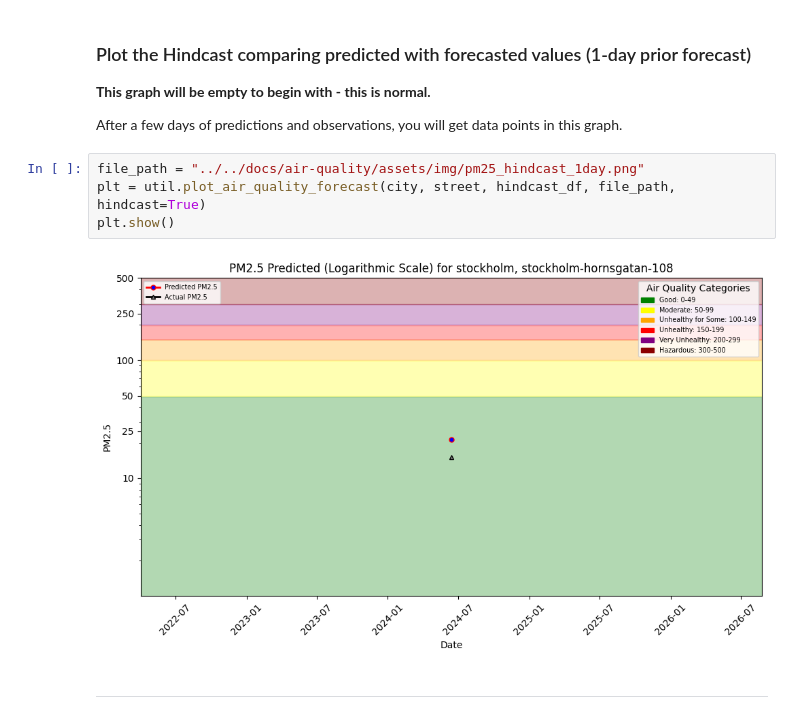
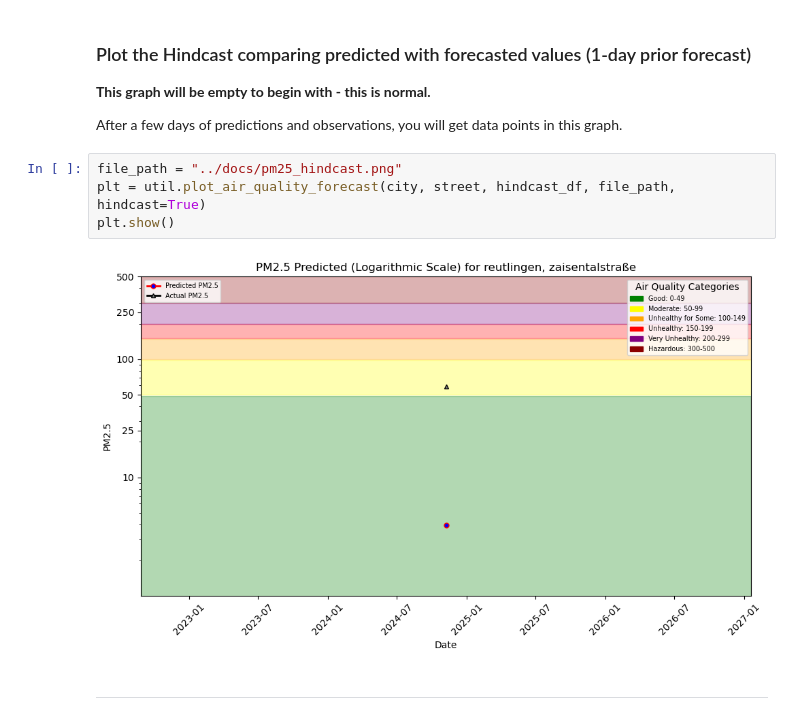
Before and after one commit to Arraying/Reutlingen, a Jupyter notebook: notebooks/4_air_quality_batch_inference.ipynb, the cells around one changed output. Saved outputs shown, nothing was run; the diff lists cells and outputs as text.

```diff
--- a/notebooks/4_air_quality_batch_inference.ipynb
+++ b/notebooks/4_air_quality_batch_inference.ipynb
@@ -235,10 +263,10 @@ __This graph will be empty to begin with - this is normal.__
 
 After a few days of predictions and observations, you will get data points in this graph.
 # %%
-file_path = "../../docs/air-quality/assets/img/pm25_hindcast_1day.png"
+file_path = "../docs/pm25_hindcast.png"
 plt = util.plot_air_quality_forecast(city, street, hindcast_df, file_path, hindcast=True)
 plt.show()
 # %% [output]
-[figure, old version]
+[figure, new version]
 # %% [markdown]
 ---
```
Also changed, not shown: parts of 12 cells of this notebook, 5 other files.
